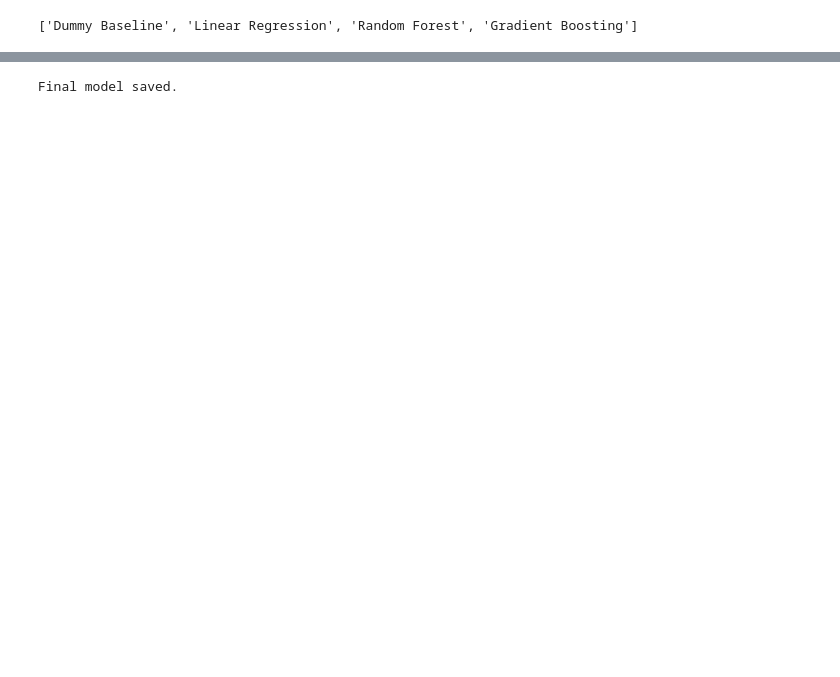
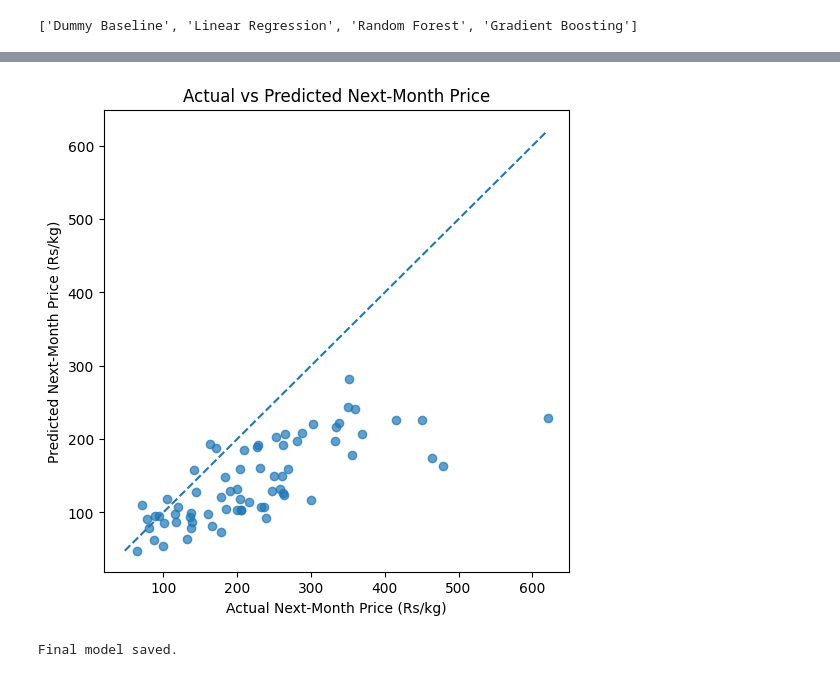
Before and after one commit to DTD-Wijesinghe/IT3091---Machine-Learning-Assignment, a Jupyter notebook: 04_IT23361690_Gunathilake_BMP_Final_Model.ipynb, the cells around one changed output, grey strips where cells are left out. Cells and saved outputs as stored; diff of their text form; code cells hidden in the pictures; blank space fills up the shorter version.

```diff
--- a/04_IT23361690_Gunathilake_BMP_Final_Model.ipynb
+++ b/04_IT23361690_Gunathilake_BMP_Final_Model.ipynb
@@ -398,3 +741,52 @@ plt.show()
+# %%
+plt.figure(figsize=(6, 6))
+
+plt.scatter(
+    final_results[
+        "Actual_NextMonthPrice_RsKg"
+    ],
+    final_results[
+        "Predicted_NextMonthPrice_RsKg"
+    ],
+    alpha=0.7
+)
+
+lo = min(
+    final_results[
+        "Actual_NextMonthPrice_RsKg"
+    ].min(),
+    final_results[
+        "Predicted_NextMonthPrice_RsKg"
+    ].min()
+)
+
+hi = max(
+    final_results[
+        "Actual_NextMonthPrice_RsKg"
+    ].max(),
+    final_results[
+        "Predicted_NextMonthPrice_RsKg"
+    ].max()
+)
+
+plt.plot(
+    [lo, hi],
+    [lo, hi],
+    "--"
+)
+
+plt.xlabel(
+    "Actual Next-Month Price (Rs/kg)"
+)
+plt.ylabel(
+    "Predicted Next-Month Price (Rs/kg)"
+)
+plt.title(
+    "Actual vs Predicted Next-Month Price"
+)
+plt.show()
+# %% [output]
+[figure, added]
 # %%
 SEASON_ANCHOR_MONTH = {
     "Yala": 4,
```
Also changed, not shown: parts of 15 cells of this notebook, 8 other files.
